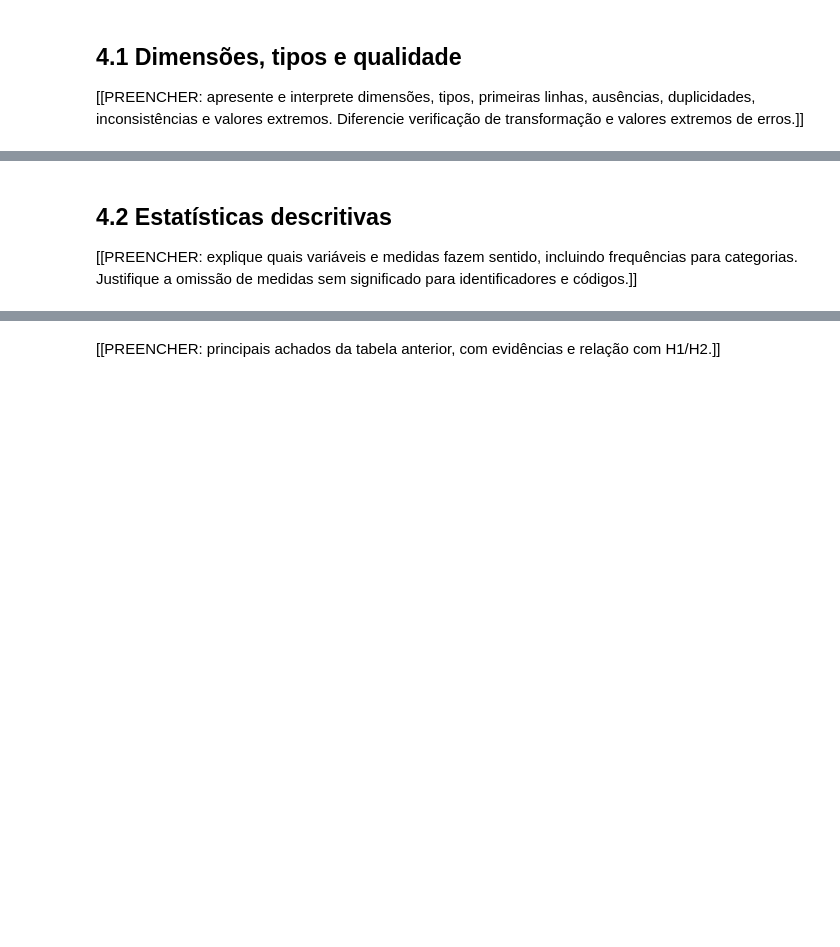
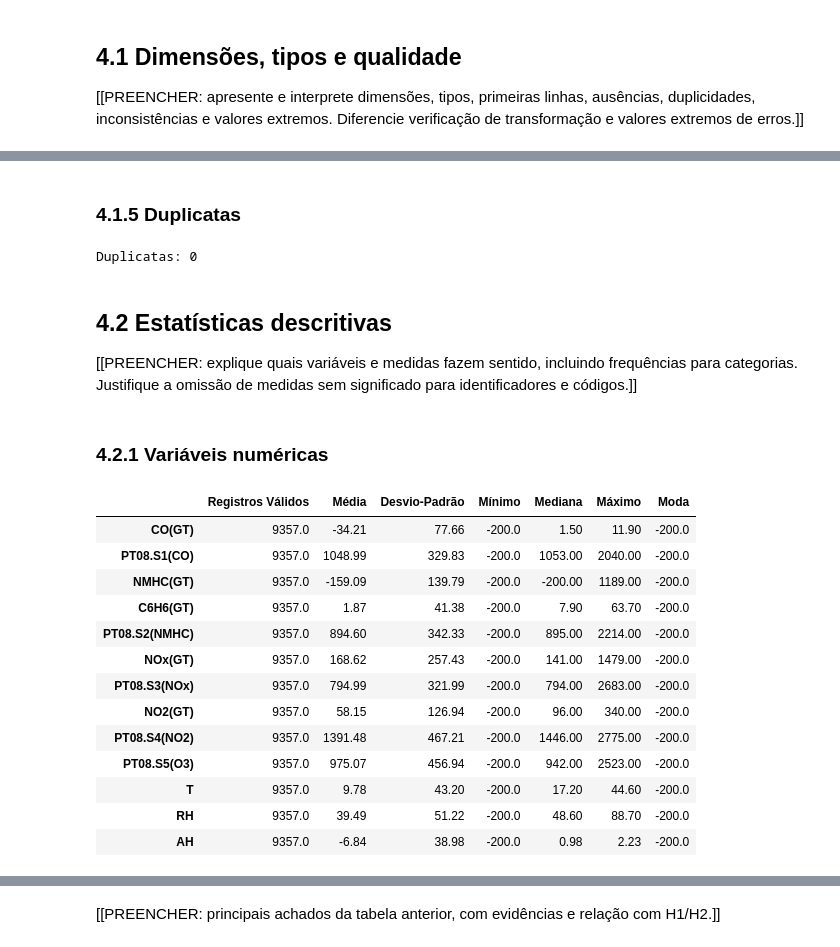
Before and after one commit to pedrovsbenevides/mvp_dataanalysis_pucrio, a Jupyter notebook: MVP_Análise_de_Dados_e_Boas_Práticas.ipynb, the cells around one changed output, grey strips where cells are left out. Drawn from its saved outputs; the diff is of its cells as text; code cells hidden in the pictures; blank space fills up the shorter version.

Commit message:
substituição de dataset

```diff
--- a/MVP_Análise_de_Dados_e_Boas_Práticas.ipynb
+++ b/MVP_Análise_de_Dados_e_Boas_Práticas.ipynb
@@ -65,3 +132,8 @@ for pacote in ("pandas", "numpy", "matplotlib", "seaborn", "scikit-learn"):
+# %%
+url = "https://archive.ics.uci.edu/static/public/360/data.csv"
+air_quality_original = pd.read_csv(url) # preservação do dataset original
+air_quality = air_quality_original.copy() # dataset que será trabalhado
+# air_quality = fetch_ucirepo(id=360)
 # %%
 # TODO[MVP]: importe as bibliotecas que serão usadas e carregue os dados da versão indicada.
 # TODO[MVP]: preserve uma visão original e identifique recortes ou amostras adotados.
@@ -76,3 +222,9 @@ for pacote in ("pandas", "numpy", "matplotlib", "seaborn", "scikit-learn"):
+# %% [markdown]
+### 4.1.5 Duplicatas
+# %%
+print("\nDuplicatas:", air_quality.duplicated().sum())
+# %% [output]
+Duplicatas: 0
 # %% [markdown]
 ## 4.2 Estatísticas descritivas
 
@@ -80,3 +232,39 @@ for pacote in ("pandas", "numpy", "matplotlib", "seaborn", "scikit-learn"):
 # %%
 # TODO[MVP]: apresente mínimo, máximo, mediana, moda, média, desvio-padrão e ausências para as medidas pertinentes.
 # TODO[MVP]: examine frequências das variáveis categóricas relevantes.
+# %% [markdown]
+### 4.2.1 Variáveis numéricas
+# %%
+colunas_numericas = [
+    'CO(GT)', 'PT08.S1(CO)', 'NMHC(GT)', 'C6H6(GT)', 'PT08.S2(NMHC)',
+    'NOx(GT)', 'PT08.S3(NOx)', 'NO2(GT)', 'PT08.S4(NO2)', 'PT08.S5(O3)',
+    'T', 'RH', 'AH'
+]
+
+estatisticas = air_quality[colunas_numericas].describe().T
+estatisticas['moda'] = air_quality[colunas_numericas].mode().iloc[0]
+
+estatisticas = estatisticas[[
+    'count', 'mean', 'std', 'min', '50%', 'max', 'moda'
+]]
+
+estatisticas.columns = [
+    'Registros Válidos', 'Média', 'Desvio-Padrão', 'Mínimo', 'Mediana', 'Máximo', 'Moda'
+]
+
+display(estatisticas.round(2))
+# %% [output]
+|  | Registros Válidos | Média | Desvio-Padrão | Mínimo | Mediana | Máximo | Moda |
+| CO(GT) | 9357.0 | -34.21 | 77.66 | -200.0 | 1.50 | 11.90 | -200.0 |
+| PT08.S1(CO) | 9357.0 | 1048.99 | 329.83 | -200.0 | 1053.00 | 2040.00 | -200.0 |
+| NMHC(GT) | 9357.0 | -159.09 | 139.79 | -200.0 | -200.00 | 1189.00 | -200.0 |
+| C6H6(GT) | 9357.0 | 1.87 | 41.38 | -200.0 | 7.90 | 63.70 | -200.0 |
+| PT08.S2(NMHC) | 9357.0 | 894.60 | 342.33 | -200.0 | 895.00 | 2214.00 | -200.0 |
+| NOx(GT) | 9357.0 | 168.62 | 257.43 | -200.0 | 141.00 | 1479.00 | -200.0 |
+| PT08.S3(NOx) | 9357.0 | 794.99 | 321.99 | -200.0 | 794.00 | 2683.00 | -200.0 |
+| NO2(GT) | 9357.0 | 58.15 | 126.94 | -200.0 | 96.00 | 340.00 | -200.0 |
+| PT08.S4(NO2) | 9357.0 | 1391.48 | 467.21 | -200.0 | 1446.00 | 2775.00 | -200.0 |
+| PT08.S5(O3) | 9357.0 | 975.07 | 456.94 | -200.0 | 942.00 | 2523.00 | -200.0 |
+| T | 9357.0 | 9.78 | 43.20 | -200.0 | 17.20 | 44.60 | -200.0 |
+| RH | 9357.0 | 39.49 | 51.22 | -200.0 | 48.60 | 88.70 | -200.0 |
+| AH | 9357.0 | -6.84 | 38.98 | -200.0 | 0.98 | 2.23 | -200.0 |
```
Also changed, not shown: parts of 26 cells of this notebook.
